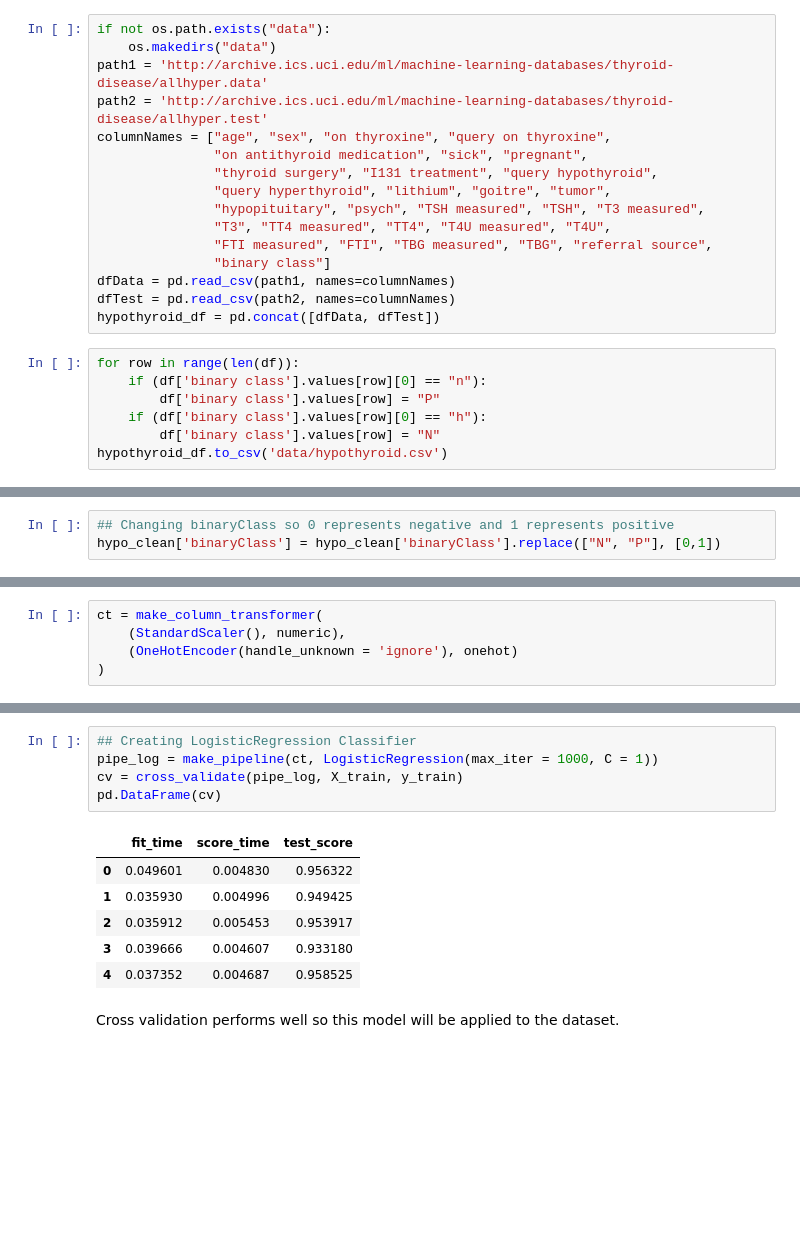
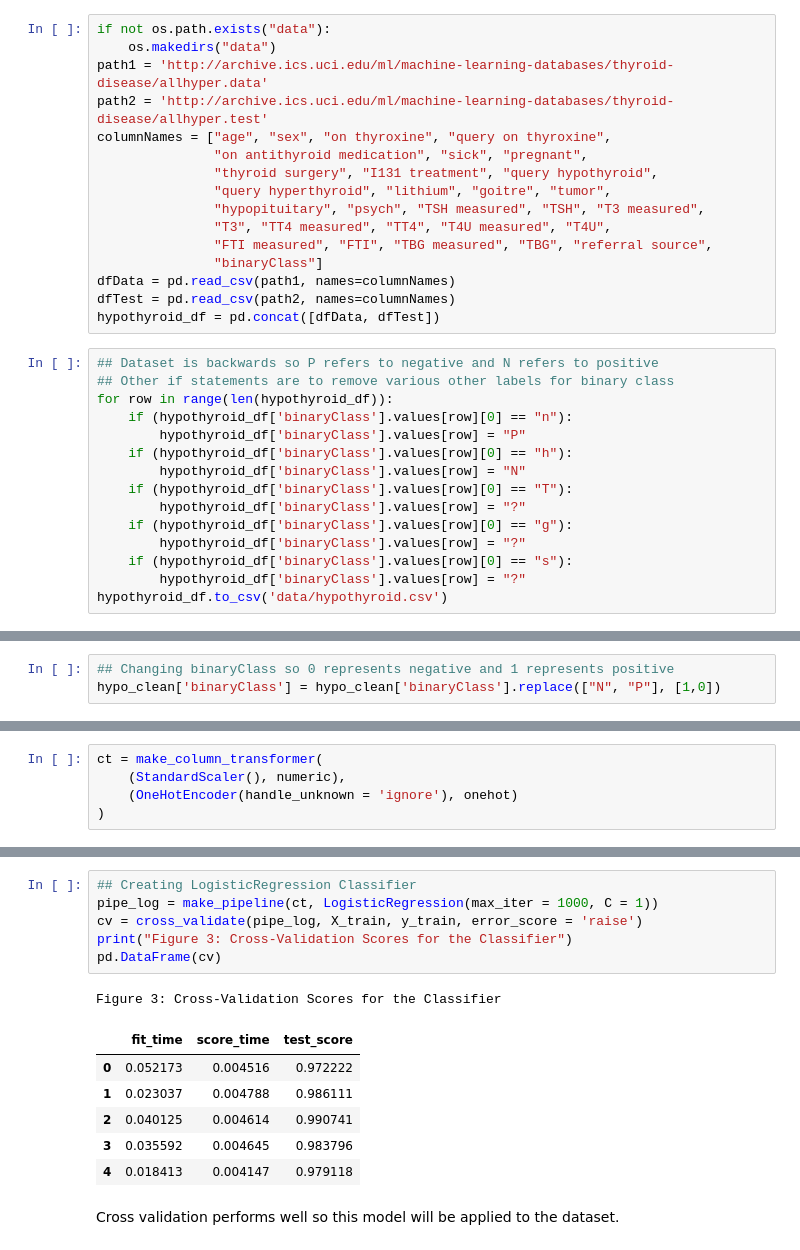
Before and after one commit to DSCI-310-2023/dsci-310-group-17, a Jupyter notebook: analysis.ipynb, the cells around one changed output, grey strips where cells are left out. Saved outputs shown, nothing was run; the diff lists cells and outputs as text; blank space fills up the shorter version.

```diff
--- a/analysis.ipynb
+++ b/analysis.ipynb
@@ -36,16 +36,24 @@ columnNames = ["age", "sex", "on thyroxine", "query on thyroxine",
                "hypopituitary", "psych", "TSH measured", "TSH", "T3 measured",
                "T3", "TT4 measured", "TT4", "T4U measured", "T4U",
                "FTI measured", "FTI", "TBG measured", "TBG", "referral source",
-               "binary class"]
+               "binaryClass"]
 dfData = pd.read_csv(path1, names=columnNames)
 dfTest = pd.read_csv(path2, names=columnNames)
 hypothyroid_df = pd.concat([dfData, dfTest])
 # %%
-for row in range(len(df)):
-    if (df['binary class'].values[row][0] == "n"):
-        df['binary class'].values[row] = "P"
-    if (df['binary class'].values[row][0] == "h"):
-        df['binary class'].values[row] = "N"
+## Dataset is backwards so P refers to negative and N refers to positive
+## Other if statements are to remove various other labels for binary class
+for row in range(len(hypothyroid_df)):
+    if (hypothyroid_df['binaryClass'].values[row][0] == "n"):
+        hypothyroid_df['binaryClass'].values[row] = "P"
+    if (hypothyroid_df['binaryClass'].values[row][0] == "h"):
+        hypothyroid_df['binaryClass'].values[row] = "N"
+    if (hypothyroid_df['binaryClass'].values[row][0] == "T"):
+        hypothyroid_df['binaryClass'].values[row] = "?"
+    if (hypothyroid_df['binaryClass'].values[row][0] == "g"):
+        hypothyroid_df['binaryClass'].values[row] = "?"
+    if (hypothyroid_df['binaryClass'].values[row][0] == "s"):
+        hypothyroid_df['binaryClass'].values[row] = "?"
 hypothyroid_df.to_csv('data/hypothyroid.csv')
 # %%
 ## Reading in data
@@ -127,7 +135,7 @@ for col in cat_cols:
     hypo_clean[col] = hypo_clean[col].astype('category')
 # %%
 ## Changing binaryClass so 0 represents negative and 1 represents positive
-hypo_clean['binaryClass'] = hypo_clean['binaryClass'].replace(["N", "P"], [0,1])
+hypo_clean['binaryClass'] = hypo_clean['binaryClass'].replace(["N", "P"], [1,0])
 # %%
 hypo_clean.info()
 # %% [output]
@@ -212,15 +220,17 @@ array([[ 0.82329878,  0.0473449 ,  0.46166102, ...,  0.        ,
 # %%
 ## Creating LogisticRegression Classifier
 pipe_log = make_pipeline(ct, LogisticRegression(max_iter = 1000, C = 1))
-cv = cross_validate(pipe_log, X_train, y_train)
+cv = cross_validate(pipe_log, X_train, y_train, error_score = 'raise')
+print("Figure 3: Cross-Validation Scores for the Classifier")
 pd.DataFrame(cv)
 # %% [output]
+Figure 3: Cross-Validation Scores for the Classifier
 |  | fit_time | score_time | test_score |
-| 0 | 0.049601 | 0.004830 | 0.956322 |
-| 1 | 0.035930 | 0.004996 | 0.949425 |
-| 2 | 0.035912 | 0.005453 | 0.953917 |
-| 3 | 0.039666 | 0.004607 | 0.933180 |
-| 4 | 0.037352 | 0.004687 | 0.958525 |
+| 0 | 0.052173 | 0.004516 | 0.972222 |
+| 1 | 0.023037 | 0.004788 | 0.986111 |
+| 2 | 0.040125 | 0.004614 | 0.990741 |
+| 3 | 0.035592 | 0.004645 | 0.983796 |
+| 4 | 0.018413 | 0.004147 | 0.979118 |
 # %% [markdown]
 Cross validation performs well so this model will be applied to the dataset.
 # %%
```
Also changed, not shown: parts of 14 cells of this notebook, 1 other file.
